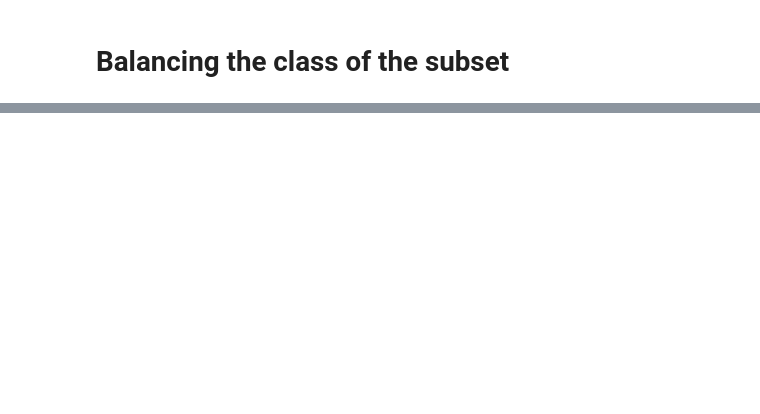
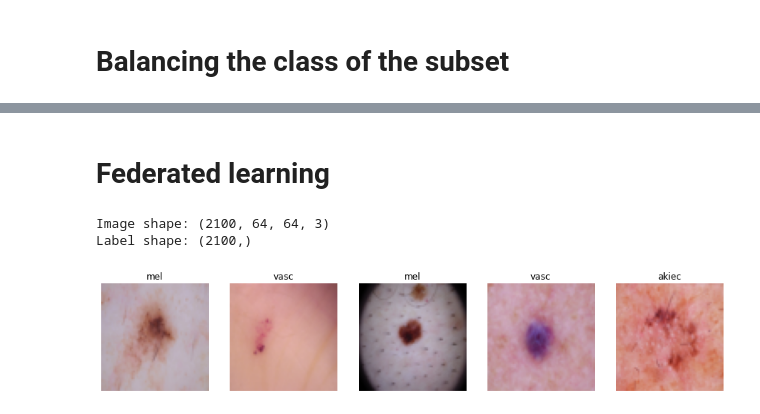
Before and after one commit to Nazmul92/CMPT828-project, a Jupyter notebook: course_project.ipynb, the cells around one changed output, grey strips where cells are left out. Saved outputs shown, nothing was run; the diff lists cells and outputs as text; code cells hidden in the pictures; blank space fills up the shorter version.

```diff
--- a/course_project.ipynb
+++ b/course_project.ipynb
@@ -219,0 +258,2 @@ plt.show()
+# %% [markdown]
+# Federated learning
@@ -219,0 +272,32 @@ plt.show()
+# %%
+images_and_labels_sub_a = []
+for i, row in balanced_sub_a.iterrows():
+    img_b = imageio.imread('/content/drive/MyDrive/HAM_data/HAM10000/' + row['image_id'] + '.jpg')
+    resized_img = np.array(Image.fromarray(img_b).resize(size))
+    label = row['dx']
+    images_and_labels_sub_a.append((resized_img, label))
+# %%
+# Convert list of tuples to NumPy arrays
+images_sub_a, labels_sub_a = zip(*images_and_labels_sub_a)
+images_sub_a = np.array(images_sub_a)
+labels_sub_a = np.array(labels_sub_a)
+
+# Print the shapes of the resulting arrays
+print('Image shape:', images_sub_a.shape)
+print('Label shape:', labels_sub_a.shape)
+# %% [output]
+Image shape: (2100, 64, 64, 3)
+Label shape: (2100,)
+# %%
+def display_images(images, labels):
+    fig, axes = plt.subplots(nrows=1, ncols=5, figsize=(15, 3))
+    for i, ax in enumerate(axes):
+        ax.imshow(images[i])
+        ax.set_title(labels[i])
+        ax.axis('off')
+    plt.savefig('image_with_label.pdf', dpi=300, bbox_inches='tight')
+    plt.show()
+
+display_images(images_sub_a, labels_sub_a)
+# %% [output]
+[figure, added]
```
Also changed, not shown: parts of 67 cells of this notebook.
